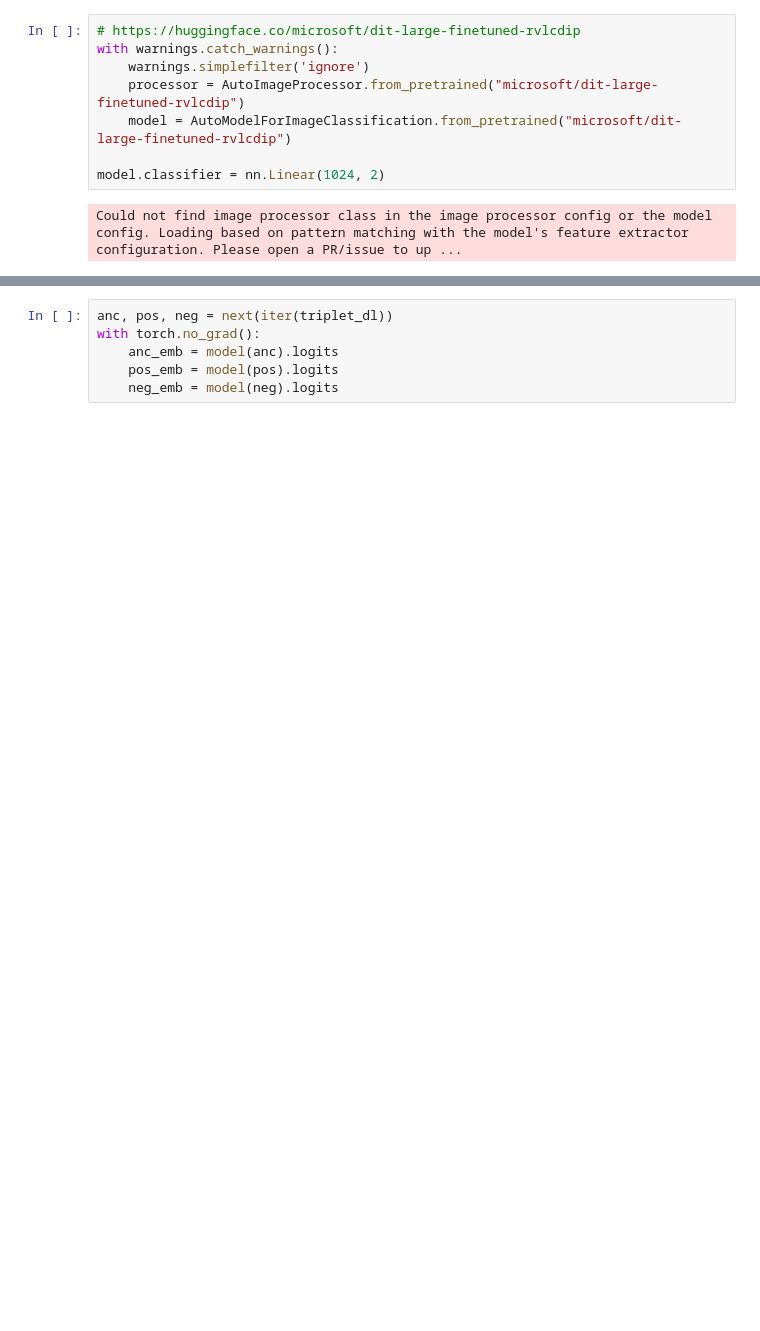
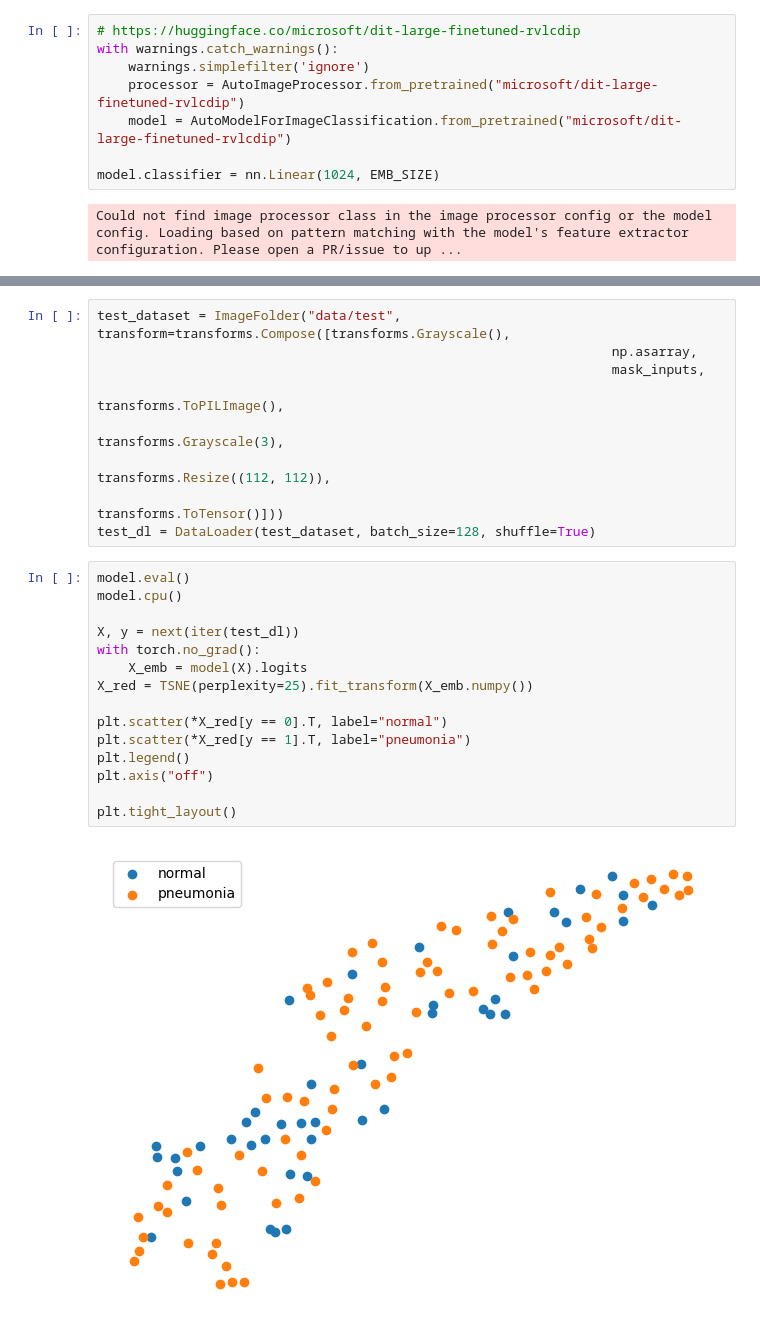
Before and after one commit to wmloh/xrayIR, a Jupyter notebook: dev.ipynb, the cells around one changed output, grey strips where cells are left out. Drawn from its saved outputs; the diff is of its cells as text; blank space fills up the shorter version.

```diff
--- a/dev.ipynb
+++ b/dev.ipynb
@@ -58,7 +93,7 @@ with warnings.catch_warnings():
     processor = AutoImageProcessor.from_pretrained("microsoft/dit-large-finetuned-rvlcdip")
     model = AutoModelForImageClassification.from_pretrained("microsoft/dit-large-finetuned-rvlcdip")
 
-model.classifier = nn.Linear(1024, 2)
+model.classifier = nn.Linear(1024, EMB_SIZE)
 # %% [output]
 Could not find image processor class in the image processor config or the model config. Loading based on pattern matching with the model's feature extractor configuration. Please open a PR/issue to up ...
 # %%
@@ -119,6 +139,26 @@ BeitForImageClassification(
+# %%
+test_dataset = ImageFolder("data/test", transform=transforms.Compose([transforms.Grayscale(),
+                                                                  np.asarray,
+                                                                  mask_inputs,
+                                                                  transforms.ToPILImage(),
+                                                                  transforms.Grayscale(3),
+                                                                  transforms.Resize((112, 112)),
+                                                                  transforms.ToTensor()]))
+test_dl = DataLoader(test_dataset, batch_size=128, shuffle=True)
 # %%
-anc, pos, neg = next(iter(triplet_dl))
+model.eval()
+model.cpu()
+
+X, y = next(iter(test_dl))
 with torch.no_grad():
-    anc_emb = model(anc).logits
-    pos_emb = model(pos).logits
-    neg_emb = model(neg).logits
+    X_emb = model(X).logits
+X_red = TSNE(perplexity=25).fit_transform(X_emb.numpy())
+
+plt.scatter(*X_red[y == 0].T, label="normal")
+plt.scatter(*X_red[y == 1].T, label="pneumonia")
+plt.legend()
+plt.axis("off")
+
+plt.tight_layout()
+# %% [output]
+[figure, added]
```
Also changed, not shown: parts of 12 cells of this notebook, 1 other file.
